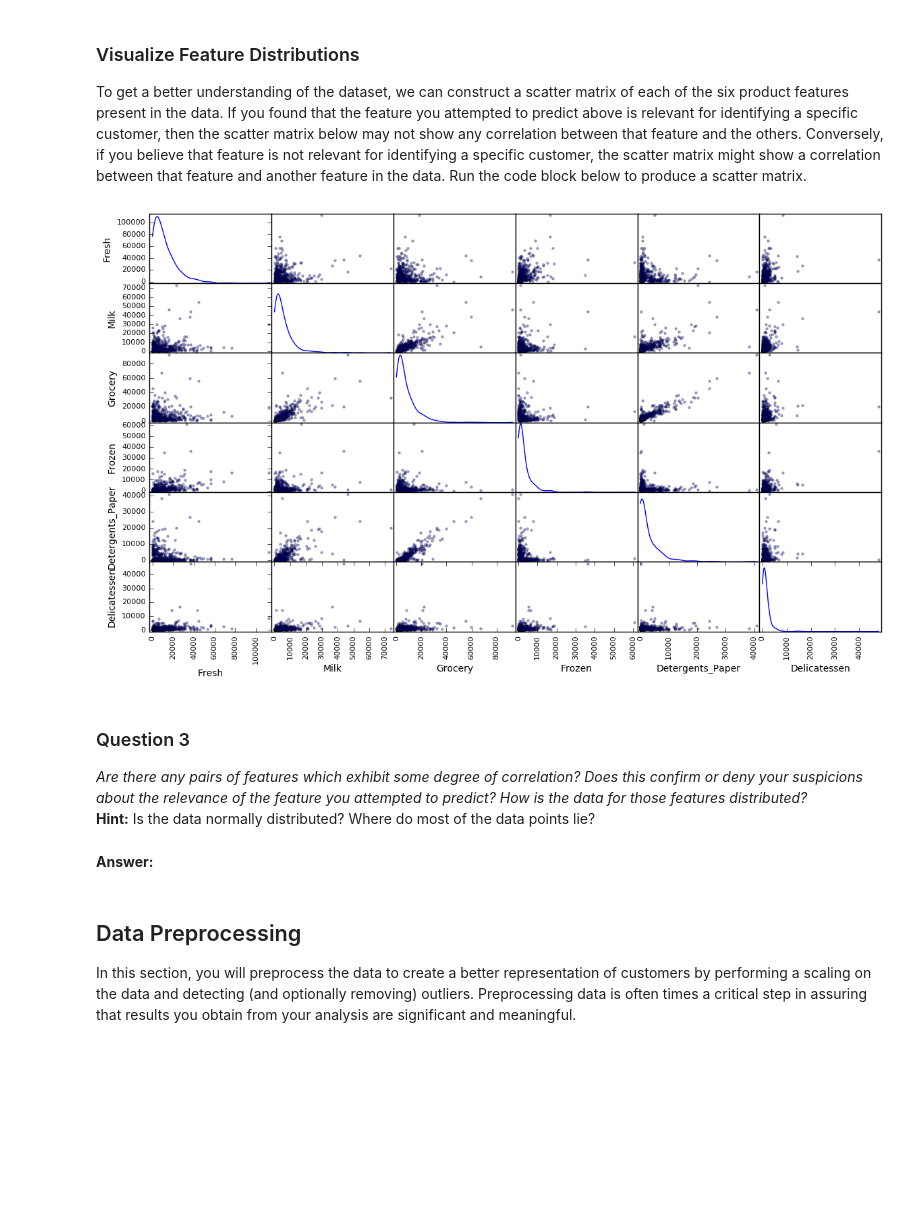
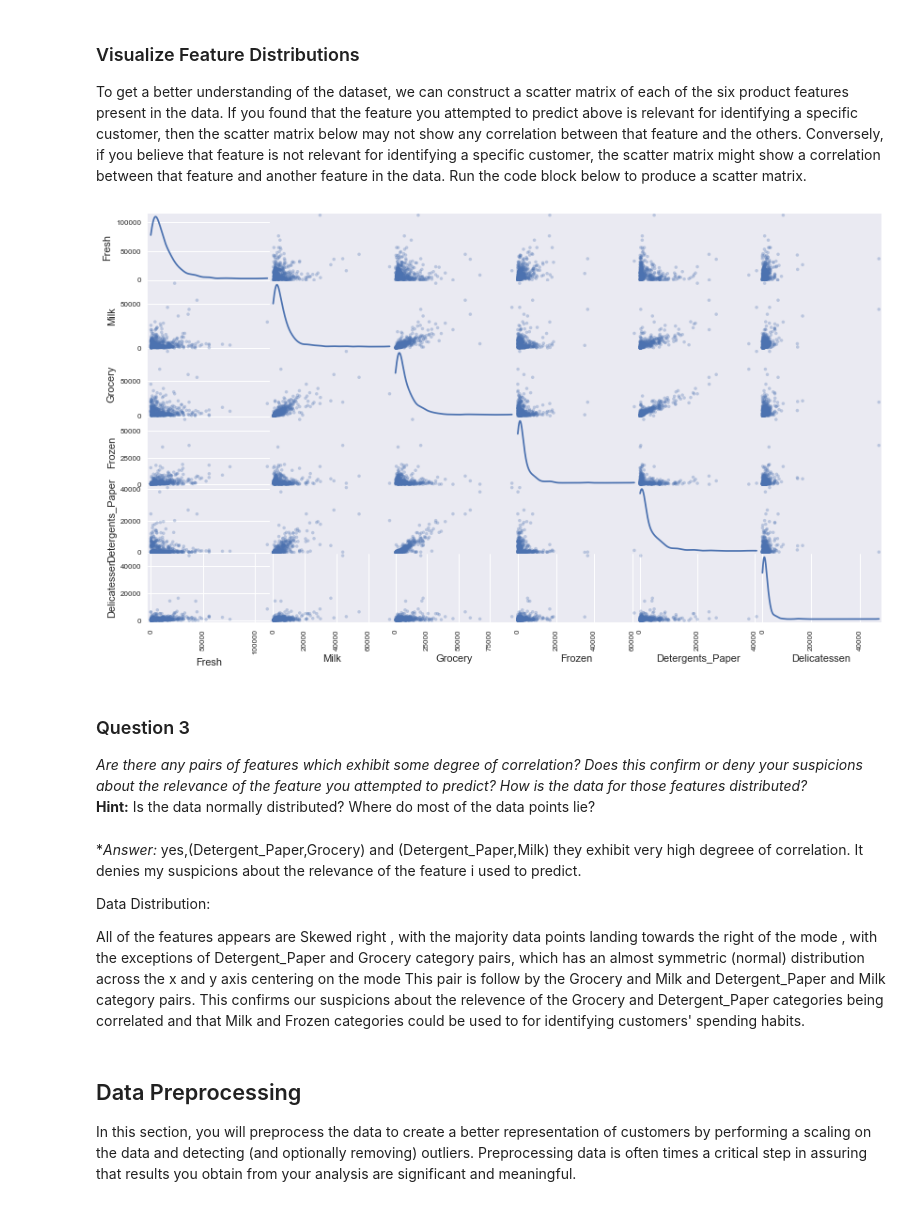
Before and after one commit to jve2kor/machine-learning-nanodegree, a Jupyter notebook: projects/customer_segments/customer_segments.ipynb, the cells around one changed output. Cells and saved outputs as stored; diff of their text form; code cells hidden in the pictures; blank space fills up the shorter version.

```diff
--- a/projects/customer_segments/customer_segments.ipynb
+++ b/projects/customer_segments/customer_segments.ipynb
@@ -118,15 +153,20 @@ print score
 To get a better understanding of the dataset, we can construct a scatter matrix of each of the six product features present in the data. If you found that the feature you attempted to predict above is relevant for identifying a specific customer, then the scatter matrix below may not show any correlation between that feature and the others. Conversely, if you believe that feature is not relevant for identifying a specific customer, the scatter matrix might show a correlation between that feature and another feature in the data. Run the code block below to produce a scatter matrix.
 # %%
 # Produce a scatter matrix for each pair of features in the data
-pd.scatter_matrix(data, alpha = 0.3, figsize = (14,8), diagonal = 'kde');
+pd.plotting.scatter_matrix(data, alpha = 0.3, figsize = (14,8), diagonal = 'kde');
 # %% [output]
-[figure, old version]
+[figure, new version]
 # %% [markdown]
 ### Question 3
 *Are there any pairs of features which exhibit some degree of correlation? Does this confirm or deny your suspicions about the relevance of the feature you attempted to predict? How is the data for those features distributed?*
 **Hint:** Is the data normally distributed? Where do most of the data points lie?
-# %% [markdown]
-**Answer:**
+# %% [markdown]
+**Answer:* yes,(Detergent_Paper,Grocery) and (Detergent_Paper,Milk) they exhibit very high degreee of correlation.
+It denies my suspicions about the relevance of the feature i used to predict.
+
+Data Distribution:
+
+All of the features appears are Skewed right , with the majority data points landing towards the right of the mode , with the exceptions of Detergent_Paper and Grocery category pairs, which has an almost symmetric (normal) distribution across the x and y axis centering on the mode  This pair is follow by the Grocery and Milk and Detergent_Paper and Milk category pairs. This confirms our suspicions about the relevence of the Grocery and Detergent_Paper categories being correlated and that Milk and Frozen categories could be used to for identifying customers' spending habits.
 # %% [markdown]
 ## Data Preprocessing
 In this section, you will preprocess the data to create a better representation of customers by performing a scaling on the data and detecting (and optionally removing) outliers. Preprocessing data is often times a critical step in assuring that results you obtain from your analysis are significant and meaningful.
```
Also changed, not shown: parts of 38 cells of this notebook, 1 other file.
